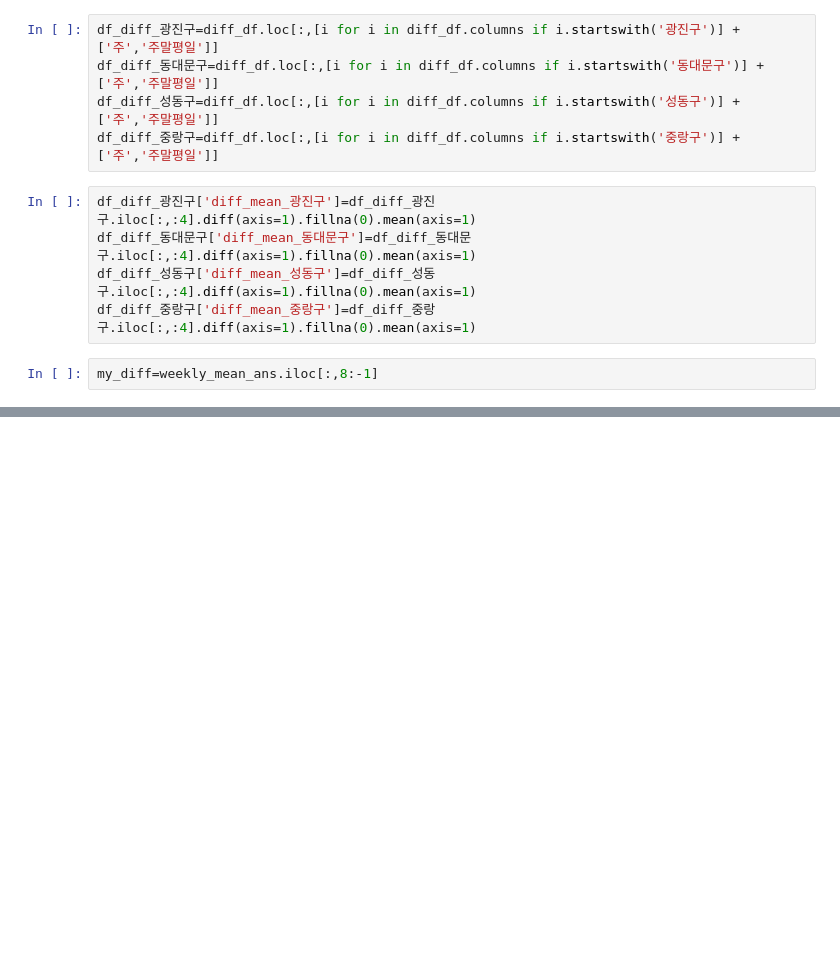
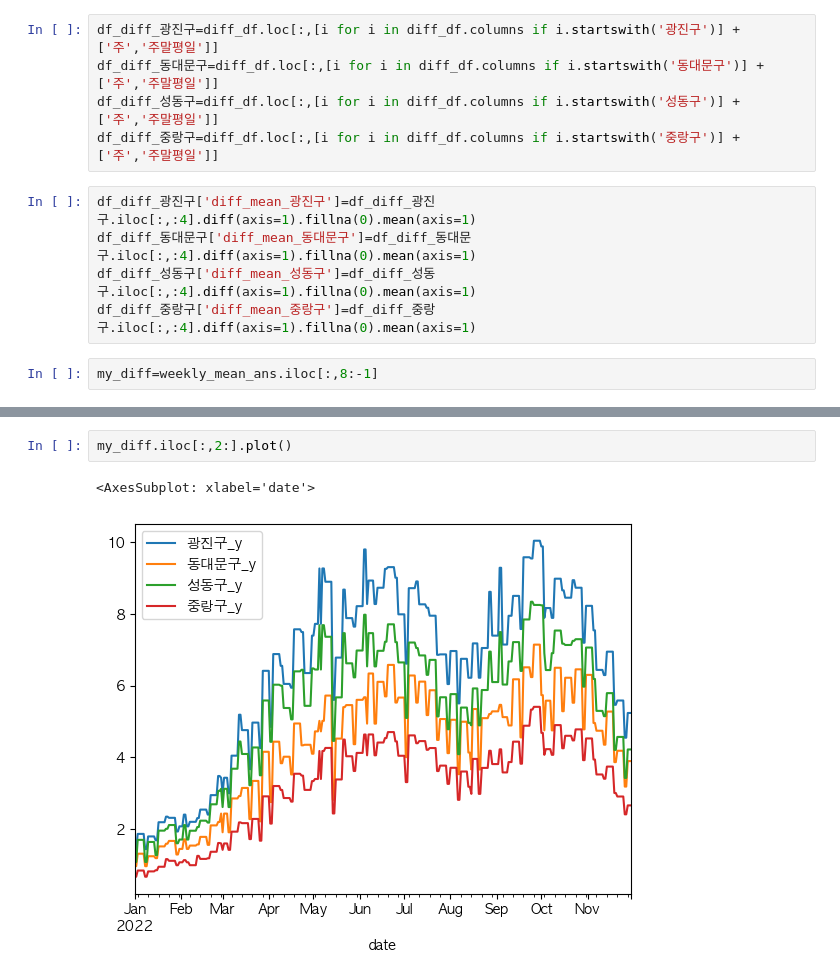
Before and after one commit to portion-jack/Competition_UOS_bycicle_prediction, a Jupyter notebook: __final/01_final_preprocessing.ipynb, the cells around one changed output, grey strips where cells are left out. Drawn from its saved outputs; the diff is of its cells as text; blank space fills up the shorter version.

```diff
--- a/__final/01_final_preprocessing.ipynb
+++ b/__final/01_final_preprocessing.ipynb
@@ -161,0 +162,5 @@ plt.show()
+# %%
+my_diff.iloc[:,2:].plot()
+# %% [output]
+<AxesSubplot: xlabel='date'>
+[figure, added]
```
Also changed, not shown: parts of 22 cells of this notebook, 5 other files.
